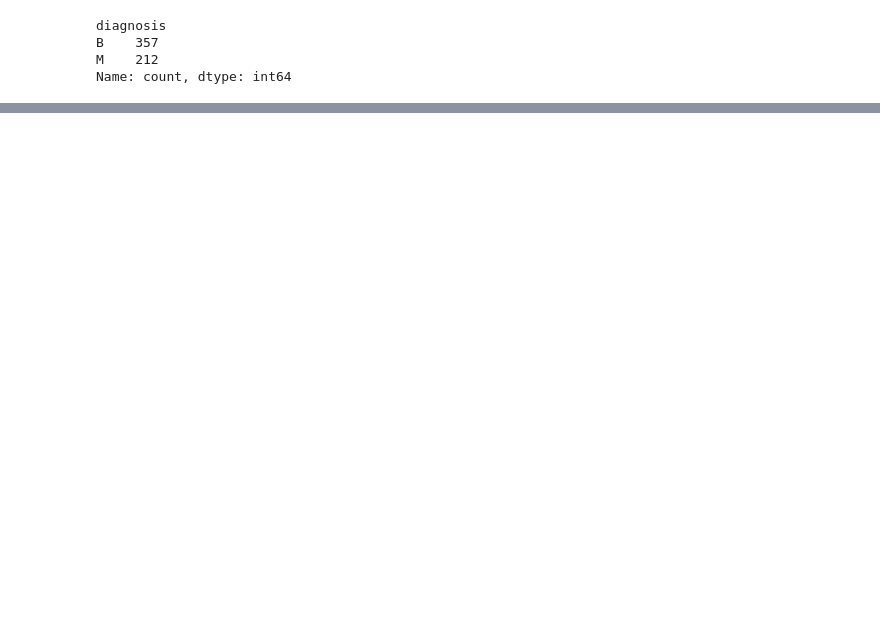
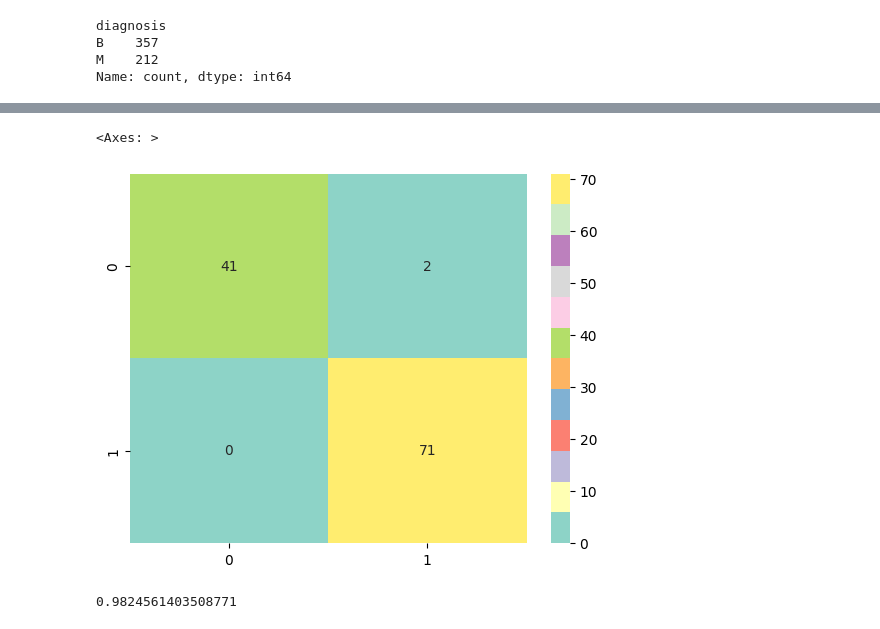
Before and after one commit to ZacG1t/predict_cancer, a Jupyter notebook: predict_cancer.ipynb, the cells around one changed output, grey strips where cells are left out. Cells and saved outputs as stored; diff of their text form; code cells hidden in the pictures; blank space fills up the shorter version.

```diff
--- a/predict_cancer.ipynb
+++ b/predict_cancer.ipynb
@@ -51,0 +132,19 @@ plt.show()
+# %%
+from sklearn.preprocessing import LabelEncoder
+from sklearn.model_selection import train_test_split
+from sklearn.preprocessing import StandardScaler
+
+random_state = 42
+
+x_train, x_test, y_train, y_test = train_test_split(x, y, test_size=0.2, random_state=random_state)
+# %%
+sc = StandardScaler()
+
+x_train = sc.fit_transform(x_train)
+x_test = sc.transform(x_test)
+# %%
+from sklearn.svm import SVC
+
+svc = SVC(probability=True)
+svc.fit(x_train, y_train)
+y_pred_svc = svc.predict(x_test)
@@ -51,0 +176,9 @@ plt.show()
+# %%
+sns.heatmap(cm, annot=True, fmt='g', cmap='Set3')
+# %% [output]
+<Axes: >
+[figure, added]
+# %%
+print(accuracy_score(y_test, y_pred_svc))
+# %% [output]
+0.9824561403508771
```
Also changed, not shown: parts of 18 cells of this notebook.
